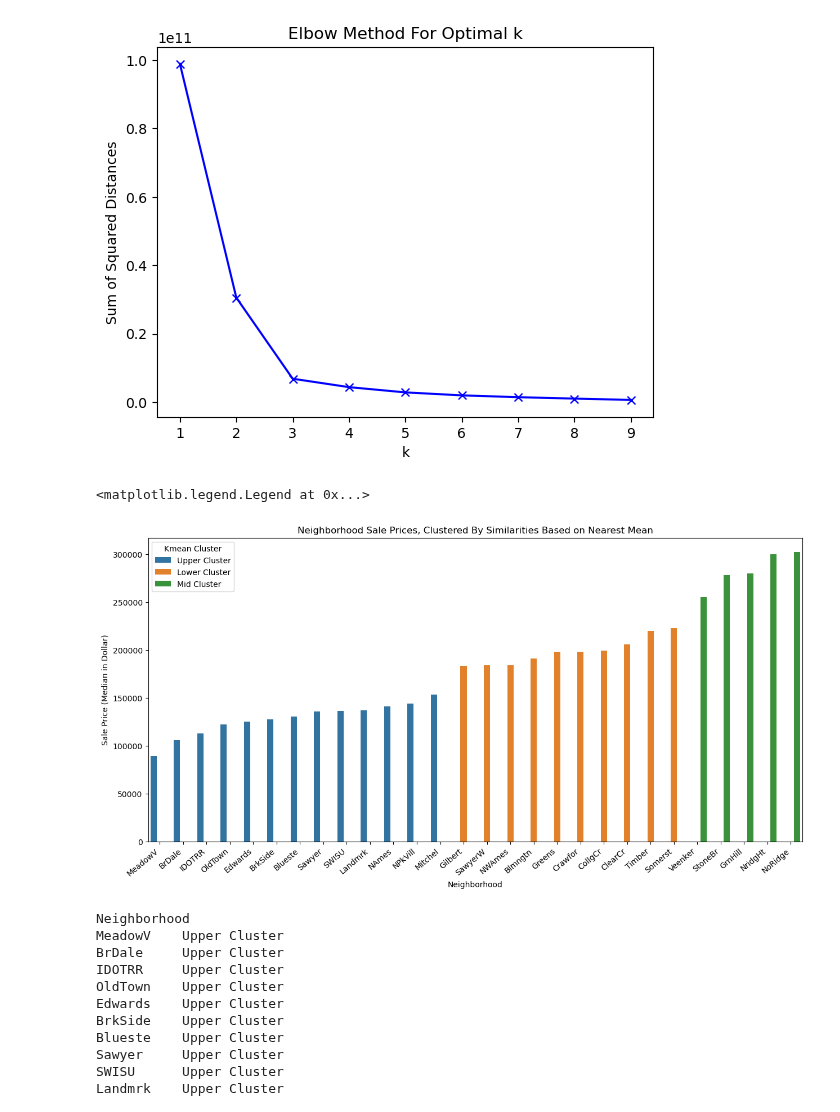
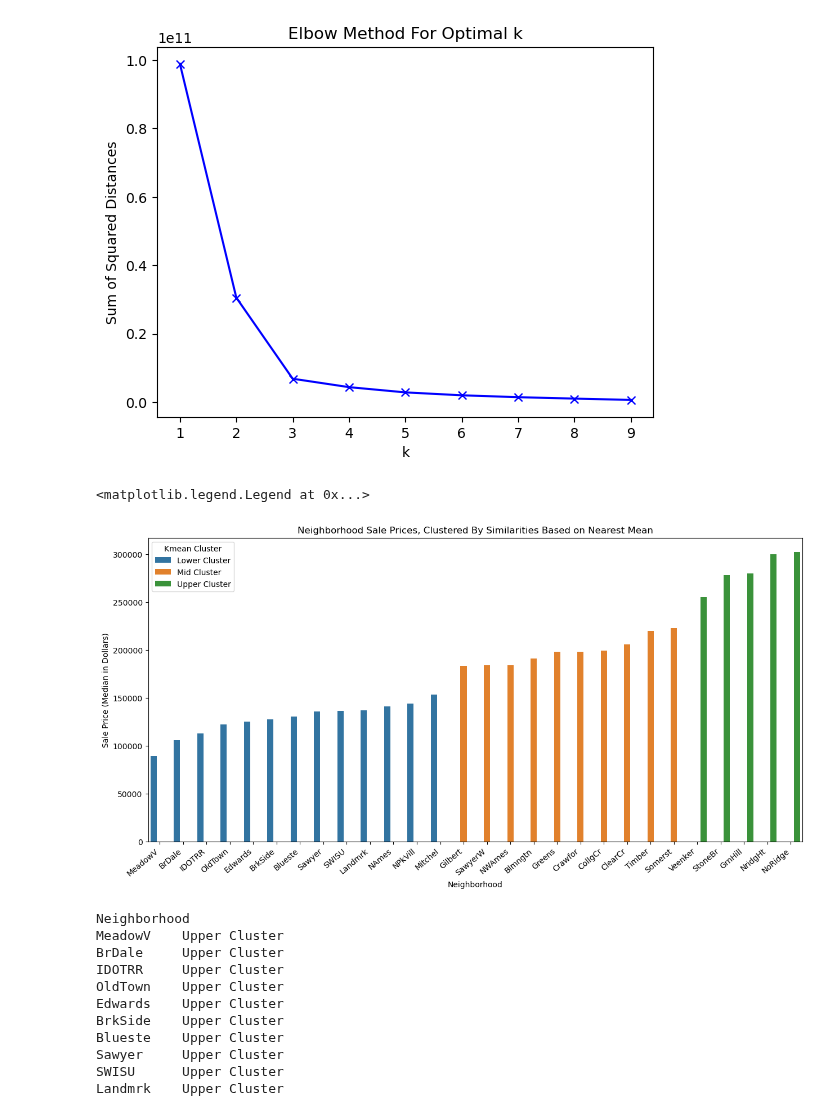
Before and after one commit to dimmediato/ML_Ames_Housing, a Jupyter notebook: Python/Ames_Data_Analysis.ipynb, the cells around one changed output. Cells and saved outputs as stored; diff of their text form; code cells hidden in the pictures.

```diff
--- a/Python/Ames_Data_Analysis.ipynb
+++ b/Python/Ames_Data_Analysis.ipynb
@@ -40,20 +40,21 @@ plt.show()
 # %%
 neighborhood_prices['Cluster'] = KMeans(n_clusters=3).fit(neighborhood_prices).labels_
 neighborhood_prices['Cluster'] = neighborhood_prices['Cluster'].astype(str)
-neighborhood_prices['Cluster'] = neighborhood_prices['Cluster'].str.replace('1', 'Lower Cluster')
-neighborhood_prices['Cluster'] = neighborhood_prices['Cluster'].str.replace('2', 'Mid Cluster')
-neighborhood_prices['Cluster'] = neighborhood_prices['Cluster'].str.replace('0', 'Upper Cluster')
+neighborhood_prices['Cluster'] = neighborhood_prices['Cluster'].str.replace('2', 'Upper Cluster')
+neighborhood_prices['Cluster'] = neighborhood_prices['Cluster'].str.replace('1', 'Mid Cluster')
+neighborhood_prices['Cluster'] = neighborhood_prices['Cluster'].str.replace('0', 'Lower Cluster')
 
 plt.figure(figsize=(15,7))
 ax = sns.barplot(x= neighborhood_prices.index, y=neighborhood_prices['SalePrice'],
                  hue=neighborhood_prices['Cluster'])
 ax.set_xticklabels(ax.get_xticklabels(), rotation=40, ha="right")
-ax.set(ylabel='Sale Price (Median in Dollar)')
+ax.set(ylabel='Sale Price (Median in Dollars)')
 plt.title("Neighborhood Sale Prices, Clustered By Similarities Based on Nearest Mean")
+plt.legend(['Lower Cluster', 'Mid Cluster', 'Upper Cluster'])
 ax.legend(title = "Kmean Cluster")
 # %% [output]
 <matplotlib.legend.Legend at 0x...>
-[figure, old version]
+[figure, new version]
 # %%
 neighborhood_prices['Cluster']
 # %% [output]
```
Also changed, not shown: 2 other files.
